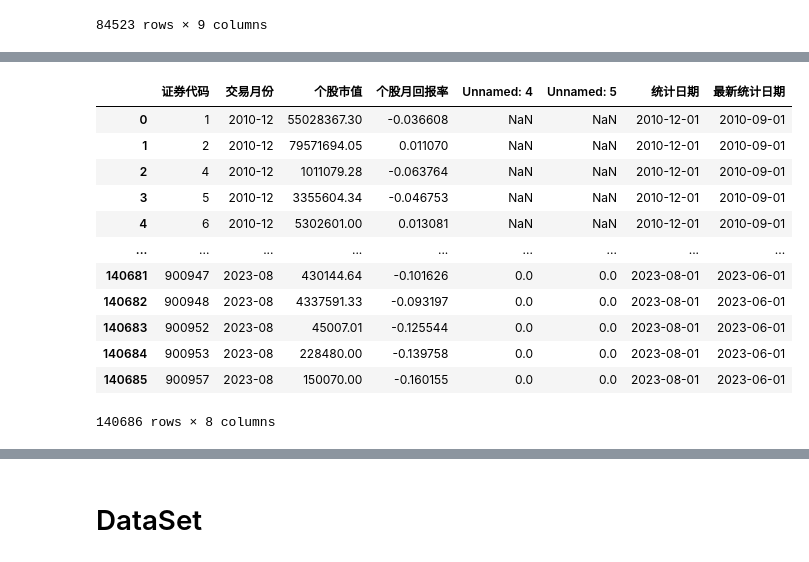
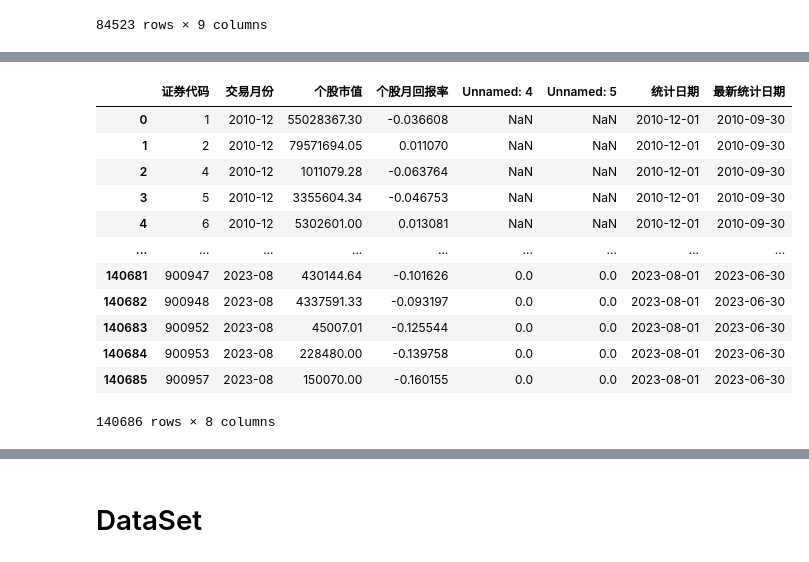
Before and after one commit to Prussia/playJupyter, a Jupyter notebook: testproj/计算加权回报率.ipynb, the cells around one changed output, grey strips where cells are left out. Cells and saved outputs as stored; diff of their text form; code cells hidden in the pictures.

```diff
--- a/testproj/计算加权回报率.ipynb
+++ b/testproj/计算加权回报率.ipynb
@@ -450,7 +467,7 @@ df2_market_value.to_excel('个股市值统计.xlsx',index=False)
 # 我们假设年份和日不变，只是月份改变了
 df2_market_value['new_month'] = (df2_market_value['统计日期'].dt.month *3/4).astype(int)
 df2_market_value['new_year'] = df2_market_value['统计日期'].dt.year
-df2_market_value['new_day'] = 1  # 假设每月的第一天
+df2_market_value['new_day'] = 30  # 假设每月的第一天
 df2_market_value
 # 构建新的日期字符串
 #df2_market_value['新统计日期'] = pd.to_datetime(df2_market_value[['new_year', 'new_month', 'new_day']])
@@ -470,27 +487,33 @@ df2_market_value
 140686 rows × 11 columns
+# %%
+
+
+# 假设 new_year 和 new_month 已经定义
+df2_market_value['最新统计日期'] = pd.to_datetime(df2_market_value['new_year'].astype(str) + '-' + df2_market_value['new_month'].astype(str) + '-01')
+df2_market_value['最新统计日期'] = df2_market_value['最新统计日期'] + pd.offsets.MonthEnd()
 # %%
 # df2_market_value['新统计日期'] = pd.to_datetime(df2_market_value[['new_year', 'new_month', 'new_day']])
 
 
-df2_market_value['最新统计日期'] = pd.to_datetime({
-    'year': df2_market_value['new_year'],
-    'month': df2_market_value['new_month'],
-    'day': df2_market_value['new_day']
-})
+# df2_market_value['最新统计日期'] = pd.to_datetime({
+#     'year': df2_market_value['new_year'],
+#     'month': df2_market_value['new_month'],
+#     'day': df2_market_value['new_day']
+# })
 # %%
-df2_market_value.drop(columns=['新统计日期','new_year', 'new_month', 'new_day'], inplace=True)
+df2_market_value.drop(columns=['new_year', 'new_month', 'new_day'], inplace=True)
 df2_market_value
 # %% [output]
 |  | 证券代码 | 交易月份 | 个股市值 | 个股月回报率 | Unnamed: 4 | Unnamed: 5 | 统计日期 | 最新统计日期 |
-| 0 | 1 | 2010-12 | 55028367.30 | -0.036608 | NaN | NaN | 2010-12-01 | 2010-09-01 |
-| 1 | 2 | 2010-12 | 79571694.05 | 0.011070 | NaN | NaN | 2010-12-01 | 2010-09-01 |
-| 2 | 4 | 2010-12 | 1011079.28 | -0.063764 | NaN | NaN | 2010-12-01 | 2010-09-01 |
-| 3 | 5 | 2010-12 | 3355604.34 | -0.046753 | NaN | NaN | 2010-12-01 | 2010-09-01 |
-| 4 | 6 | 2010-12 | 5302601.00 | 0.013081 | NaN | NaN | 2010-12-01 | 2010-09-01 |
+| 0 | 1 | 2010-12 | 55028367.30 | -0.036608 | NaN | NaN | 2010-12-01 | 2010-09-30 |
+| 1 | 2 | 2010-12 | 79571694.05 | 0.011070 | NaN | NaN | 2010-12-01 | 2010-09-30 |
+| 2 | 4 | 2010-12 | 1011079.28 | -0.063764 | NaN | NaN | 2010-12-01 | 2010-09-30 |
+| 3 | 5 | 2010-12 | 3355604.34 | -0.046753 | NaN | NaN | 2010-12-01 | 2010-09-30 |
+| 4 | 6 | 2010-12 | 5302601.00 | 0.013081 | NaN | NaN | 2010-12-01 | 2010-09-30 |
 | ... | ... | ... | ... | ... | ... | ... | ... | ... |
-| 140681 | 900947 | 2023-08 | 430144.64 | -0.101626 | 0.0 | 0.0 | 2023-08-01 | 2023-06-01 |
-| 140682 | 900948 | 2023-08 | 4337591.33 | -0.093197 | 0.0 | 0.0 | 2023-08-01 | 2023-06-01 |
-| 140683 | 900952 | 2023-08 | 45007.01 | -0.125544 | 0.0 | 0.0 | 2023-08-01 | 2023-06-01 |
-| 140684 | 900953 | 2023-08 | 228480.00 | -0.139758 | 0.0 | 0.0 | 2023-08-01 | 2023-06-01 |
-| 140685 | 900957 | 2023-08 | 150070.00 | -0.160155 | 0.0 | 0.0 | 2023-08-01 | 2023-06-01 |
+| 140681 | 900947 | 2023-08 | 430144.64 | -0.101626 | 0.0 | 0.0 | 2023-08-01 | 2023-06-30 |
+| 140682 | 900948 | 2023-08 | 4337591.33 | -0.093197 | 0.0 | 0.0 | 2023-08-01 | 2023-06-30 |
+| 140683 | 900952 | 2023-08 | 45007.01 | -0.125544 | 0.0 | 0.0 | 2023-08-01 | 2023-06-30 |
+| 140684 | 900953 | 2023-08 | 228480.00 | -0.139758 | 0.0 | 0.0 | 2023-08-01 | 2023-06-30 |
+| 140685 | 900957 | 2023-08 | 150070.00 | -0.160155 | 0.0 | 0.0 | 2023-08-01 | 2023-06-30 |
 140686 rows × 8 columns
```
Also changed, not shown: parts of 7 cells of this notebook.
